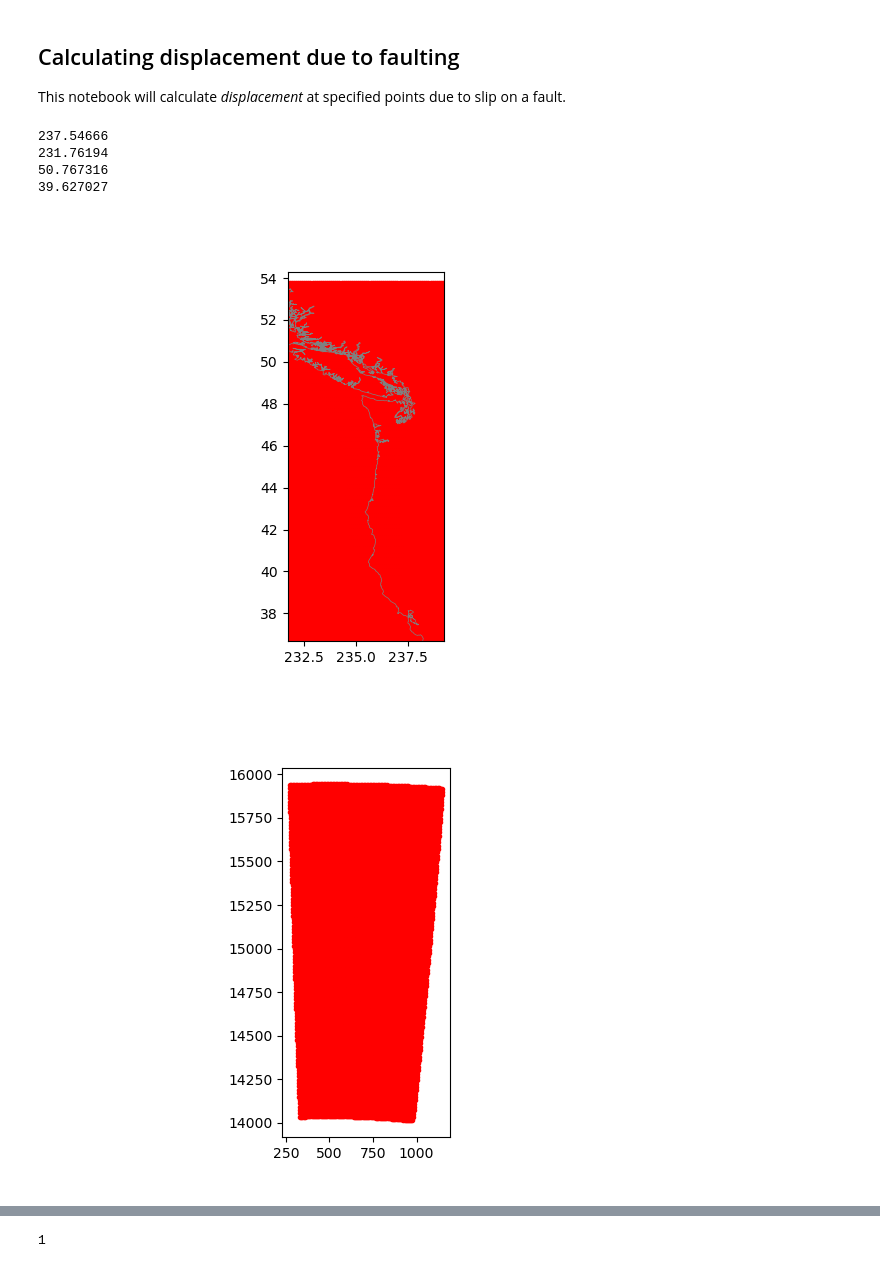
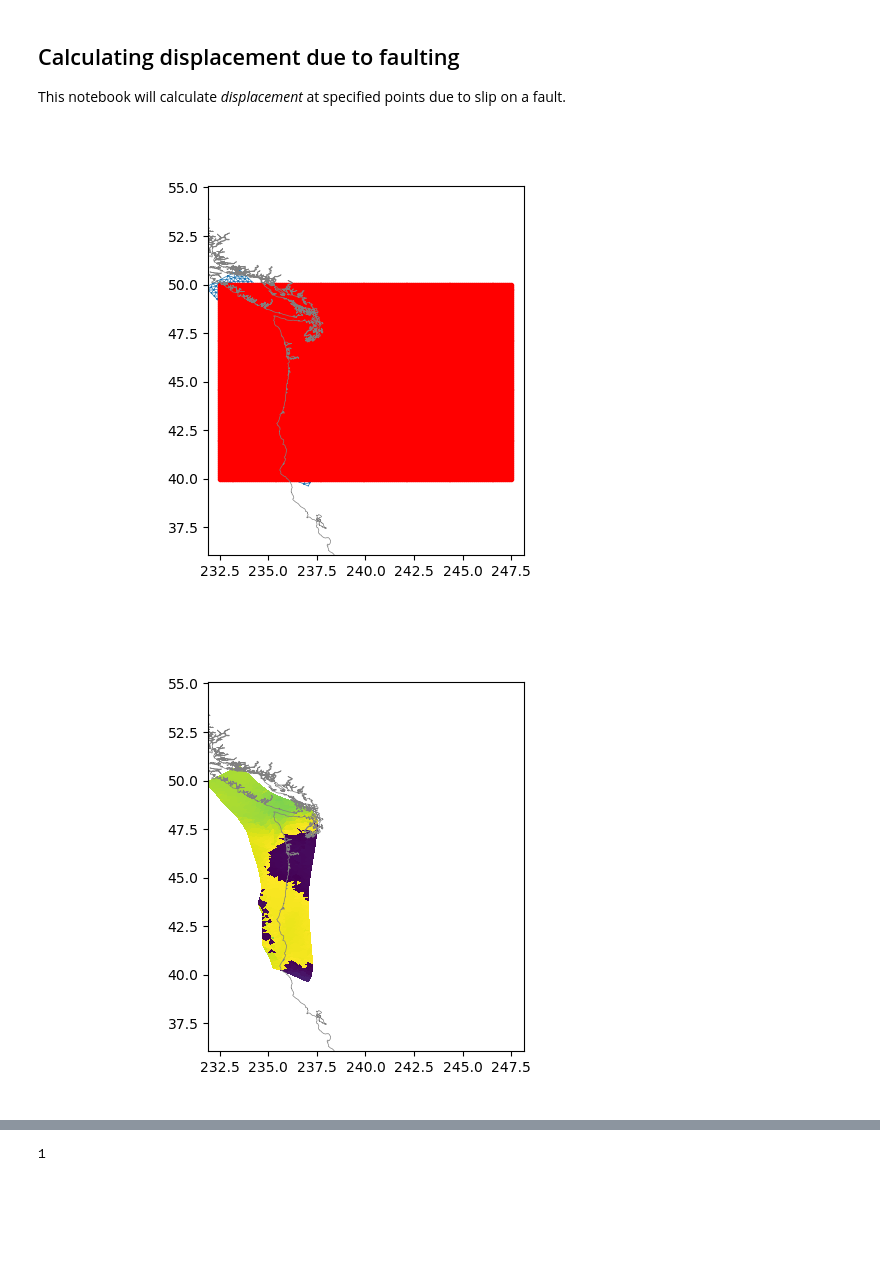
Before and after one commit to jazminemsjordan/fault_displacement, a Jupyter notebook: meshtesting.ipynb, the cells around one changed output, grey strips where cells are left out. Saved outputs shown, nothing was run; the diff lists cells and outputs as text; code cells hidden in the pictures; blank space fills up the shorter version.

Commit message:
bigger mesh

```diff
--- a/meshtesting.ipynb
+++ b/meshtesting.ipynb
@@ -40,7 +40,7 @@ def wrap2360(lon):
 # Read in source fault
 # filename = "cascadia.msh"
 # filename = "japan.msh"
-filename = "saux_50km_lon_lat.msh"
+filename = "cascadia.msh"
 mesh = dict()
 meshobj = meshio.read(filename)
 mesh["file_name"] = filename
@@ -80,17 +80,19 @@ mesh["dip_flag"] = mesh["dip"] != 90
 # ys = np.linspace(41, 43.5, 100)
 
 # any range
-high_x = np.max(mesh["points"][:, 0])
-low_x = np.min(mesh["points"][:, 0])
-high_y = np.max(mesh["points"][:, 1])
-low_y = np.min(mesh["points"][:, 1])
-print(high_x)
-print(low_x)
-print(high_y)
-print(low_y)
+# high_x = np.max(mesh["points"][:, 0])
+# low_x = np.min(mesh["points"][:, 0])
+# high_y = np.max(mesh["points"][:, 1])
+# low_y = np.min(mesh["points"][:, 1])
+
+high_x = 247.5
+low_x = 232.5
+high_y = 50
+low_y = 40
+
 num_points = 100
-xs = np.linspace(low_x - 2, high_x + 2, num_points)
-ys = np.linspace(low_y - 3, high_y + 3, num_points)
+xs = np.linspace(low_x, high_x, num_points + 50)
+ys = np.linspace(low_y, high_y, num_points)
 
 # Reshape grid
 obsx, obsy = np.meshgrid(xs, ys)
@@ -124,41 +126,40 @@ cart_grid_pts[:, 2] = pts[:, 2]
 
 # Setting up axis limits
 xmin = np.mean(mesh["points"][:, 0]) - 3*np.std(mesh["points"][:, 0])
-xmax = np.mean(mesh["points"][:, 0]) + 3*np.std(mesh["points"][:, 0])
+xmax = np.mean(mesh["points"][:, 0]) + 3*np.std(mesh["points"][:, 0]) + 8
 ymin = np.mean(mesh["points"][:, 1]) - 3*np.std(mesh["points"][:, 1])
 ymax = np.mean(mesh["points"][:, 1]) + 3*np.std(mesh["points"][:, 1])
+
 # Read in coastline file
 coast = pd.read_csv("coastline.csv")
 # Define the figure and its axis
 fig, ax = plt.subplots()
 # Draw the fault
 ax.triplot(mesh["points"][:, 0], mesh["points"][:, 1], mesh["verts"], linewidth=0.5)
 # Add grid points
 ax.plot(pts[:, 0], pts[:, 1], '.r')
 # Add coastline
 ax.plot(coast.lon+360*(1-lon_corr), coast.lat, color="gray", linewidth=0.5)
 ax.set(xlim=(xmin, xmax), ylim=(ymin, ymax), aspect='equal')
 plt.show()
 
+'''
 # Make another plot, showing fault and grid in Cartesian coordinates
 fig, ax = plt.subplots()
 ax.triplot(cart_fault_pts[:,0], cart_fault_pts[:, 1], mesh["verts"], linewidth=0.5)
 ax.plot(cart_grid_pts[:, 0], cart_grid_pts[:, 1], '.r')
 ax.set(aspect="equal")
 plt.show()
+'''
 
 # Show elements colored by strike
 fig, ax = plt.subplots()
 # Draw the fault
 ax.tripcolor(mesh["points"][:, 0], mesh["points"][:, 1], mesh["verts"], facecolors=mesh["strike"])
 # Add coastline
 ax.plot(coast.lon+360*(1-lon_corr), coast.lat, color="gray", linewidth=0.5)
 ax.set(xlim=(xmin, xmax), ylim=(ymin, ymax), aspect='equal')
 plt.show()
 # %% [output]
-237.54666
-231.76194
-50.767316
-39.627027
-[figure, old version]
+[figure, new version]
-[figure, old version]
+[figure, new version]
```
Also changed, not shown: parts of 9 cells of this notebook, 3 other files.
